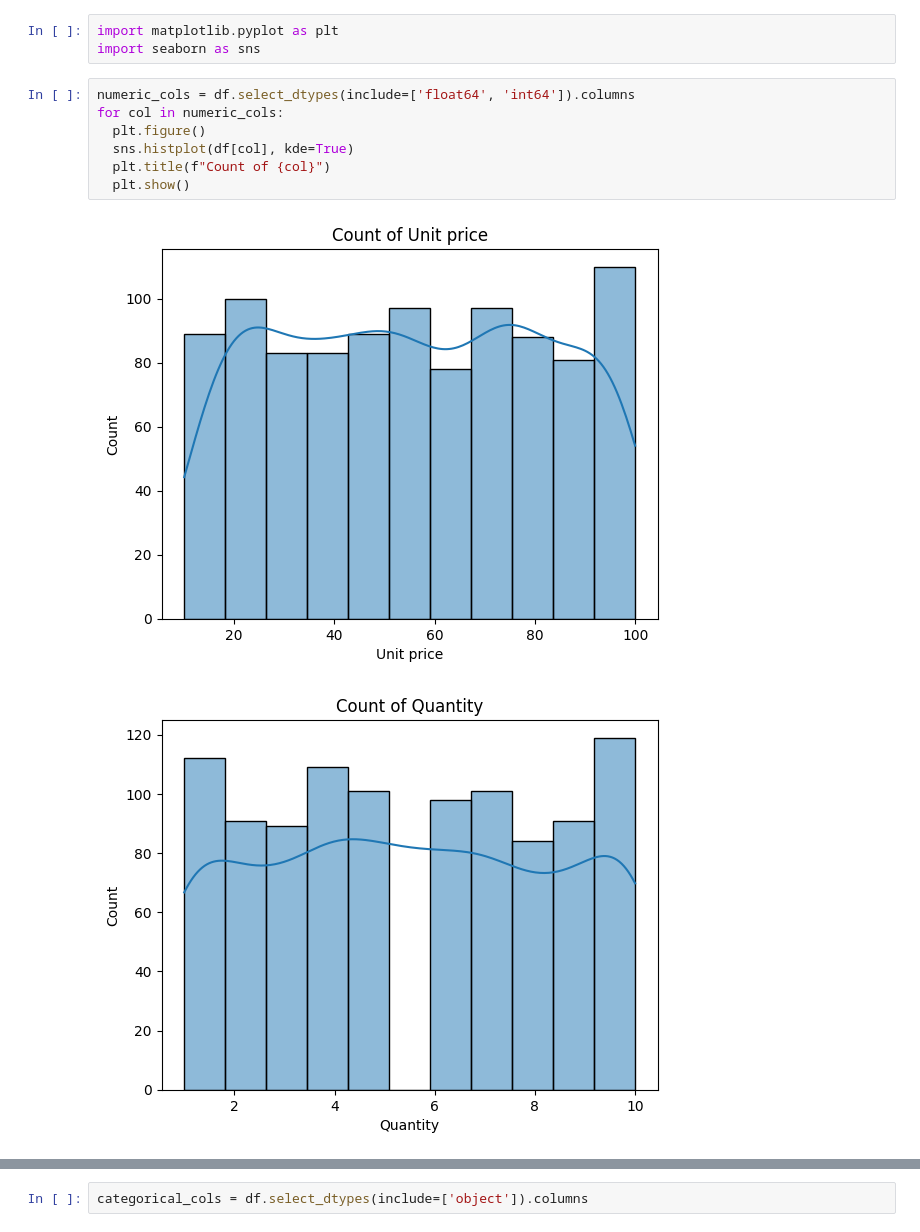
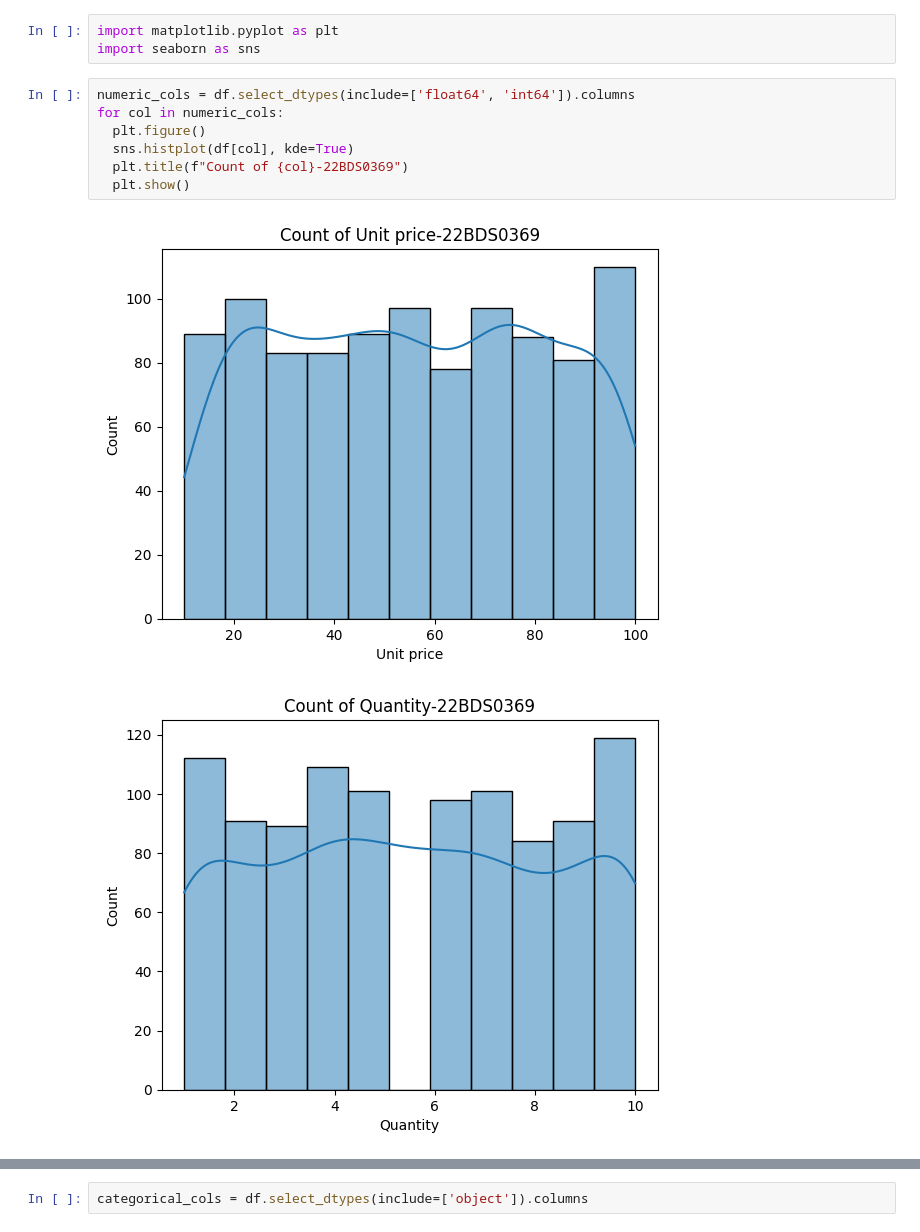
Before and after one commit to xherry24/aleena, a Jupyter notebook: 22BDS0369.ipynb, the cells around one changed output, grey strips where cells are left out. Drawn from its saved outputs; the diff is of its cells as text.

```diff
--- a/22BDS0369.ipynb
+++ b/22BDS0369.ipynb
@@ -142,10 +144,10 @@ import seaborn as sns
 # %%
 numeric_cols = df.select_dtypes(include=['float64', 'int64']).columns
 for col in numeric_cols:
   plt.figure()
   sns.histplot(df[col], kde=True)
-  plt.title(f"Count of {col}")
+  plt.title(f"Count of {col}-22BDS0369")
   plt.show()
 # %% [output]
-[figure, old version]
+[figure, new version]
-[figure, old version]
+[figure, new version]
```
Also changed, not shown: parts of 24 cells of this notebook.
